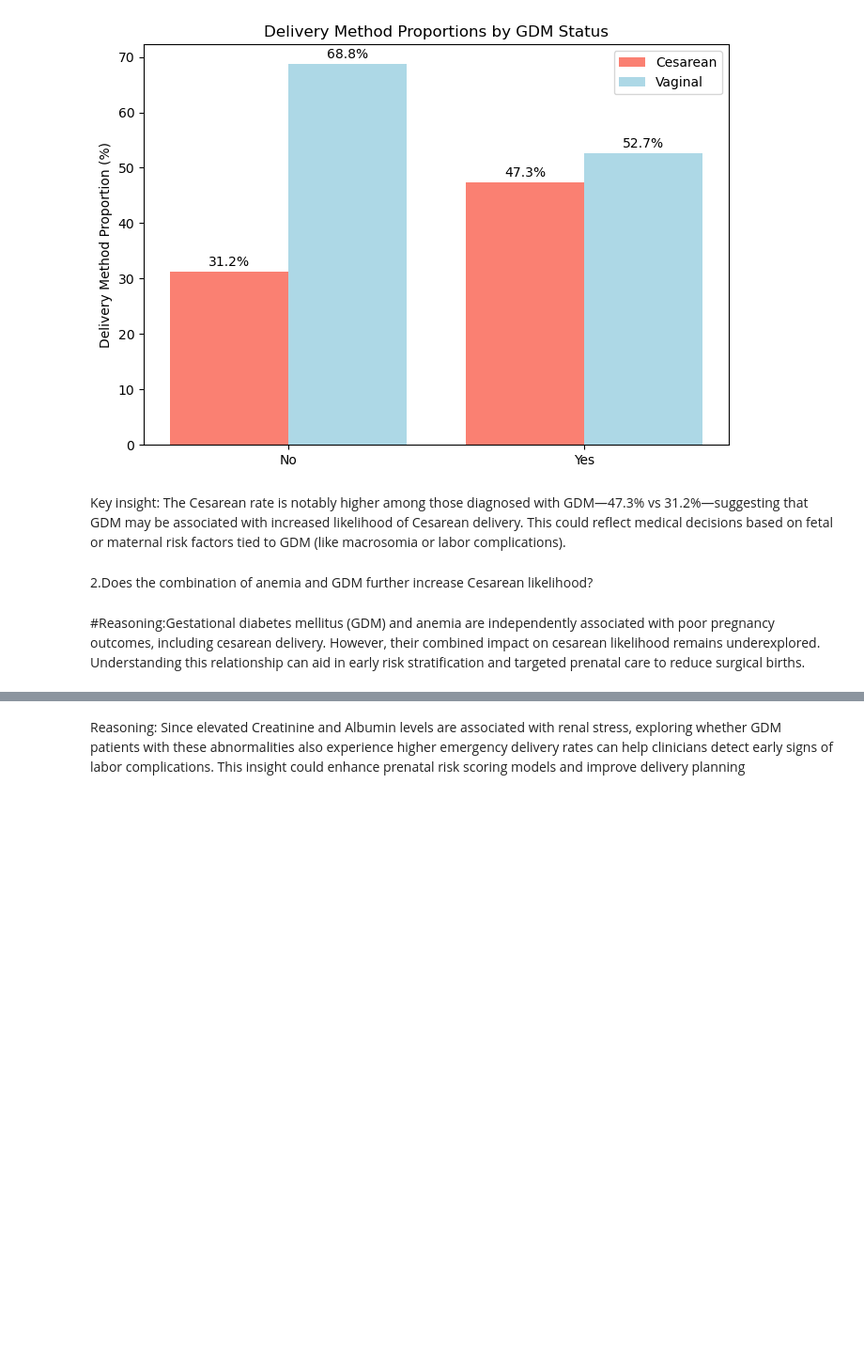
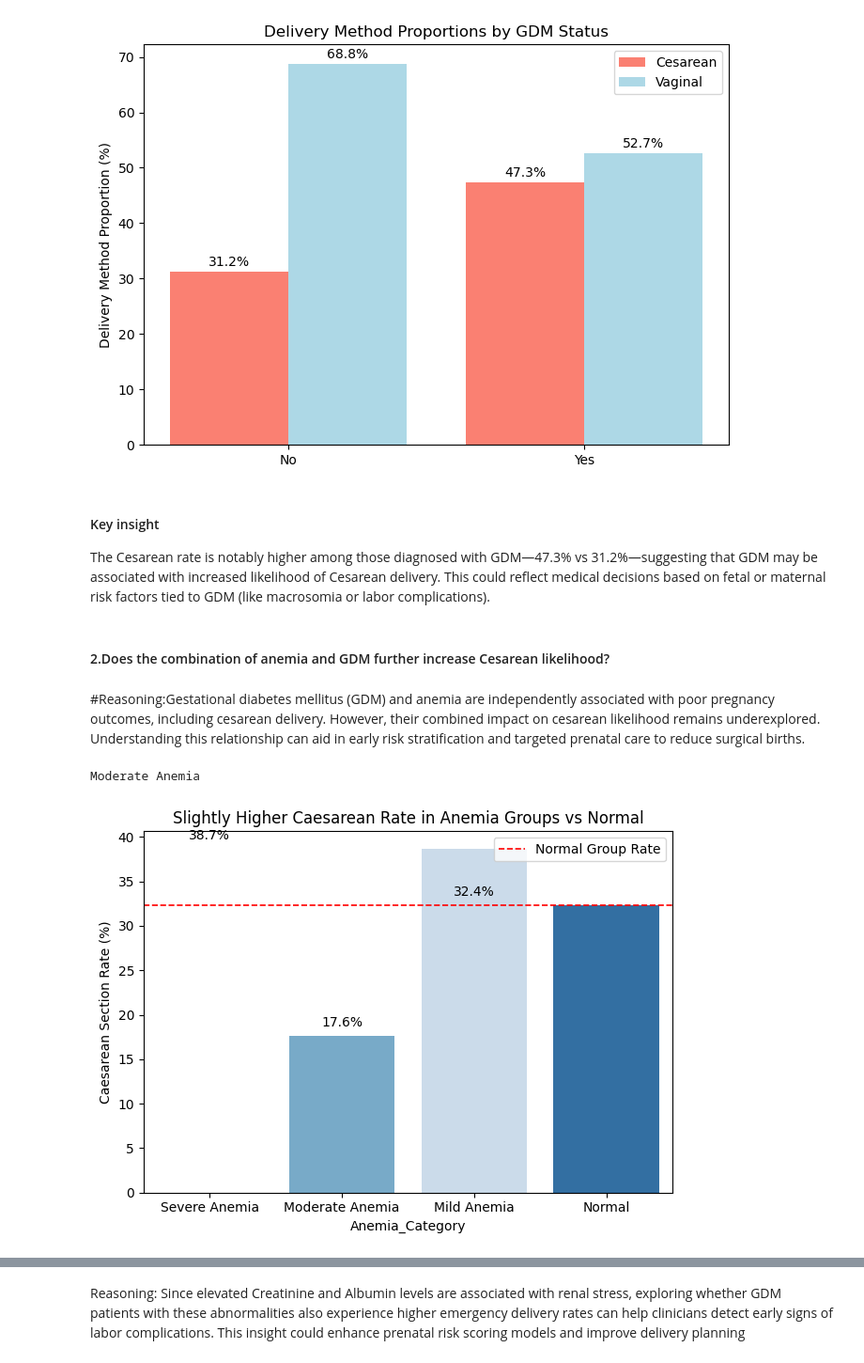
Before and after one commit to JyotsnaSusan/August2025_Python_new, a Jupyter notebook: Prescriptive_Analysis.ipynb, the cells around one changed output, grey strips where cells are left out. Shown at 94% size. Saved outputs shown, nothing was run; the diff lists cells and outputs as text; code cells hidden in the pictures; blank space fills up the shorter version.

```diff
--- a/Prescriptive_Analysis.ipynb
+++ b/Prescriptive_Analysis.ipynb
@@ -7,7 +7,7 @@ import warnings
 warnings.simplefilter("ignore", UserWarning)
 # %%
 #Reading the file
-data=pd.read_excel('GDM_DataDivers.xlsx')
+data=pd.read_excel('.xlsx')
 # %%
 df=data.copy()
 # %% [markdown]
@@ -62,13 +63,75 @@ plt.show()
 # %% [output]
 [figure]
 # %% [markdown]
-Key insight: The Cesarean rate is notably higher among those diagnosed with GDM—47.3% vs 31.2%—suggesting
+#### Key insight
+The Cesarean rate is notably higher among those diagnosed with GDM—47.3% vs 31.2%—suggesting
 that GDM may be associated with increased likelihood of Cesarean delivery. This could reflect medical decisions based on fetal
 or maternal risk factors tied to GDM (like macrosomia or labor complications).
 # %% [markdown]
-2.Does the combination of anemia and GDM further increase Cesarean likelihood?
+#### 2.Does the combination of anemia and GDM further increase Cesarean likelihood?
 # %% [markdown]
 #Reasoning:Gestational diabetes mellitus (GDM) and anemia are independently associated with poor pregnancy outcomes,
 including cesarean delivery. However, their combined impact on cesarean likelihood remains underexplored.
 Understanding this relationship can aid in early risk stratification and targeted prenatal care to reduce surgical births.
+# %%
+def classify_anemia(hb_value):
+    if hb_value < 8.0:
+        return "Severe Anemia"
+    elif 8.0 <= hb_value <= 10.9:
+        return "Moderate Anemia"
+    elif 11.0 <= hb_value <= 11.9:
+        return "Mild Anemia"
+    else:  # hb_value >= 12.0
+        return "Normal"
+
+# Example usage with a single value
+print(classify_anemia(9.5))  # Output: Moderate Anemia
+
+# Create new column with anemia classification
+df['Anemia_Category'] = df['Hemoglobin_V1'].apply(classify_anemia)
+df.head()
+
+
+# Ensure 'Caesarean' column is numeric
+# Replace non-numeric values or 'NR' if present
+# For example: df['Caesarean'] = pd.to_numeric(df['Caesarean'], errors='coerce')
+df['Caesarean'] = pd.to_numeric(df['Caesarean'], errors='coerce')
+
+# Drop rows with missing Caesarean or Anemia_Category data
+df_clean = df.dropna(subset=['Caesarean', 'Anemia_Category'])
+
+# Step 1: Calculate Caesarean rates by Anemia Category
+caesarean_rate = df_clean.groupby('Anemia_Category')['Caesarean'].mean().reset_index()
+caesarean_rate['Caesarean'] *= 100  # convert to percentage
+
+# Step 2: Get Normal group's rate for reference
+normal_rate = caesarean_rate.loc[caesarean_rate['Anemia_Category'] == 'Normal', 'Caesarean'].values[0]
+
+# Step 3: Create bar plot
+sns.barplot(
+    data=caesarean_rate,
+    x='Anemia_Category',
+    y='Caesarean',
+    hue='Anemia_Category',
+    order=["Severe Anemia", "Moderate Anemia", "Mild Anemia", "Normal"],
+    palette="Blues",
+    legend=False
+)
+
+# Add percentage labels to bars
+for i, row in caesarean_rate.iterrows():
+    plt.text(i, row['Caesarean'] + 1, f"{row['Caesarean']:.1f}%", ha='center')
+
+# Add horizontal line for 'Normal' group's rate
+plt.axhline(normal_rate, color='red', linestyle='--', linewidth=1.2, label='Normal Group Rate')
+
+# Plot formatting
+plt.ylabel('Caesarean Section Rate (%)')
+plt.title('Slightly Higher Caesarean Rate in Anemia Groups vs Normal')
+plt.legend()
+plt.tight_layout()
+plt.show()
+# %% [output]
+Moderate Anemia
+[figure, added]
 # %% [markdown]
```
Also changed, not shown: parts of 12 cells of this notebook.
